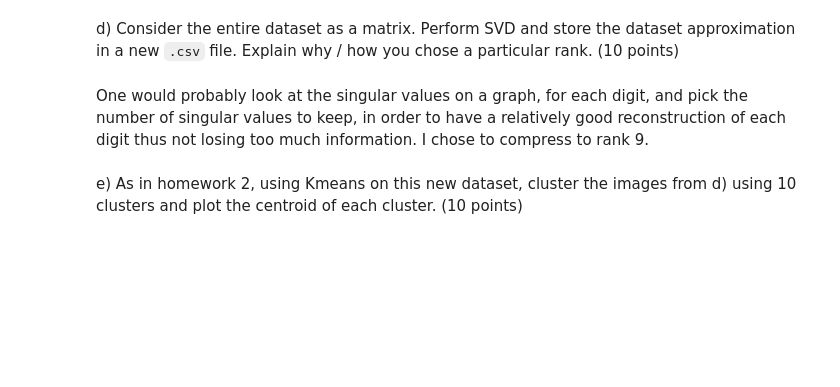
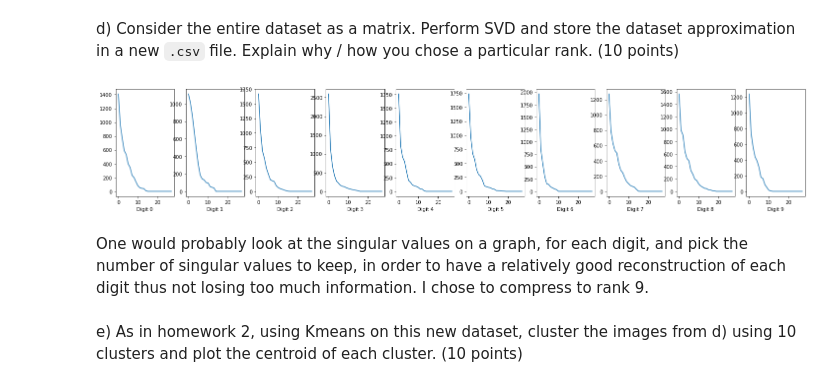
Before and after one commit to ivanisakov99/CS506, a Jupyter notebook: HW/3. SVD/homework3.ipynb, the cells around one changed output. Cells and saved outputs as stored; diff of their text form; code cells hidden in the pictures; blank space fills up the shorter version.

```diff
--- a/HW/3. SVD/homework3.ipynb
+++ b/HW/3. SVD/homework3.ipynb
@@ -49,11 +62,25 @@ d) Consider the entire dataset as a matrix. Perform SVD and store the dataset ap
 # %%
 def compressImage(image, rank=28):
     u, s, v = np.linalg.svd(image.reshape(28, 28))
     newImage = u[:, :(rank + 1)] @ np.diag(s[:(rank + 1)]) @ v[:(rank + 1)]
     return newImage.reshape(784)
 
 def compressData(data, rank=28):
     compressedData = []
     for row in data:
         compressedData.append(compressImage(row, rank))
     return np.array(compressedData)
+
+images = []
+for i in range(10):
+    images.append(df[df['Label'] == i].sample())
+
+fig, axes = plt.subplots(1, 10)
+for ax, digit, img in zip(axes, range(10), images):
+    ax.set_xlabel(xlabel='Digit ' + str(digit))
+    _, s, _ = np.linalg.svd(img.iloc[:, :784].values.reshape(28, 28))
+    ax.plot(s)
+
+fig.set_figwidth(25)
+# %% [output]
+[figure, added]
```
Also changed, not shown: parts of 24 cells of this notebook.
